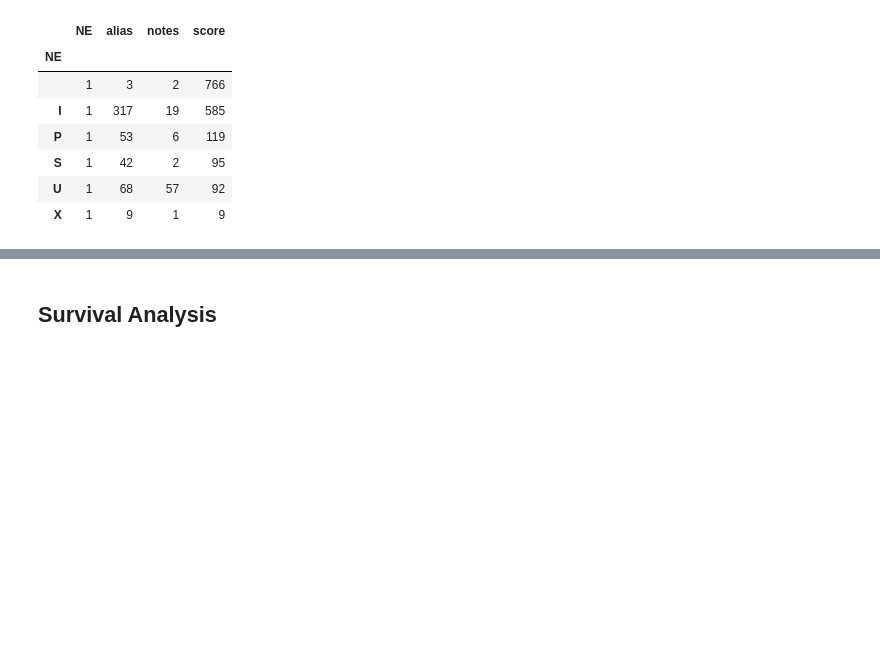
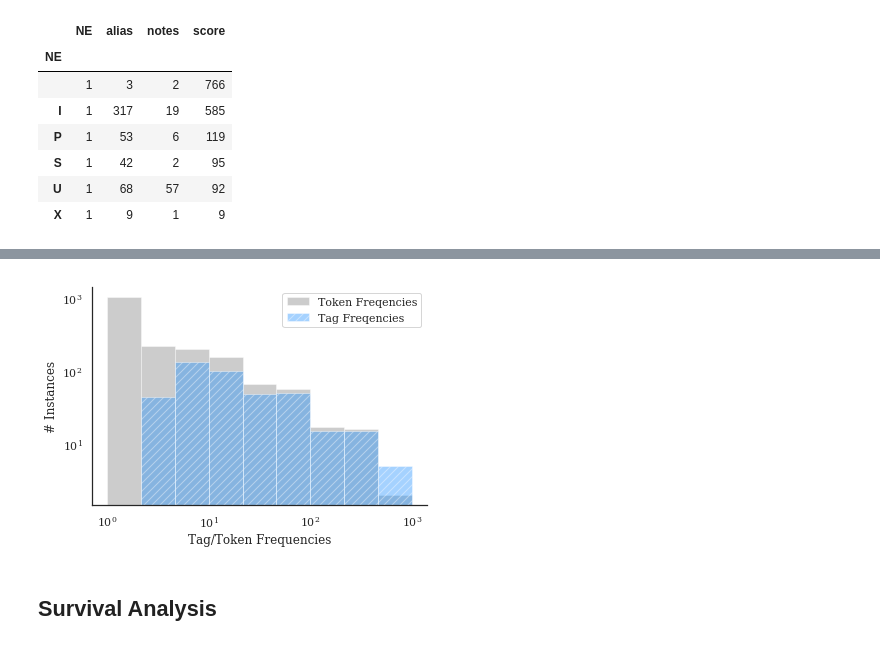
Before and after one commit to usnistgov/nestor, a Jupyter notebook: docs/notebooks/survival-analysis.ipynb, the cells around one changed output, grey strips where cells are left out. Cells and saved outputs as stored; diff of their text form; code cells hidden in the pictures; blank space fills up the shorter version.

```diff
--- a/docs/notebooks/survival-analysis.ipynb
+++ b/docs/notebooks/survival-analysis.ipynb
@@ -130,3 +130,35 @@ Text(0.5,0,'precision (PPV)')
+# %%
+
+cts = (tex._model.transform(raw_text)>0.).astype(int).toarray().sum(axis=0)
+# cts2 = (tex3._model.transform(replaced_text2)>0.).astype(int).toarray().sum(axis=0)
+
+sns.distplot(cts,
+#              np.concatenate((cts, cts2)),
+             bins=np.logspace(0,3,10),
+#              bins=np.linspace(0,1500,10),
+             norm_hist=False,
+             kde=False,
+             label='Token Freqencies',
+             hist_kws={'color':'grey'})
+# cts
+sns.distplot(tag_df[['I', 'P', 'S']].sum(),
+             bins=np.logspace(0,3,10),
+#              bins=np.linspace(0,1500,10),
+             norm_hist=False,
+             kde=False,
+             label='Tag Freqencies',
+             hist_kws={'hatch':'///', 'color':'dodgerblue'})
+
+plt.yscale('log')
+plt.xscale('log')
+tag_df.sum().shape, cts.shape
+plt.legend()
+plt.xlabel('Tag/Token Frequencies')
+plt.ylabel('# Instances')
+sns.despine()
+plt.savefig('toks_v_tags.png', dpi=300)
+# %% [output]
+[figure, added]
 # %% [markdown]
 
 ## Survival Analysis
```
Also changed, not shown: parts of 4 cells of this notebook, 31 other files.
